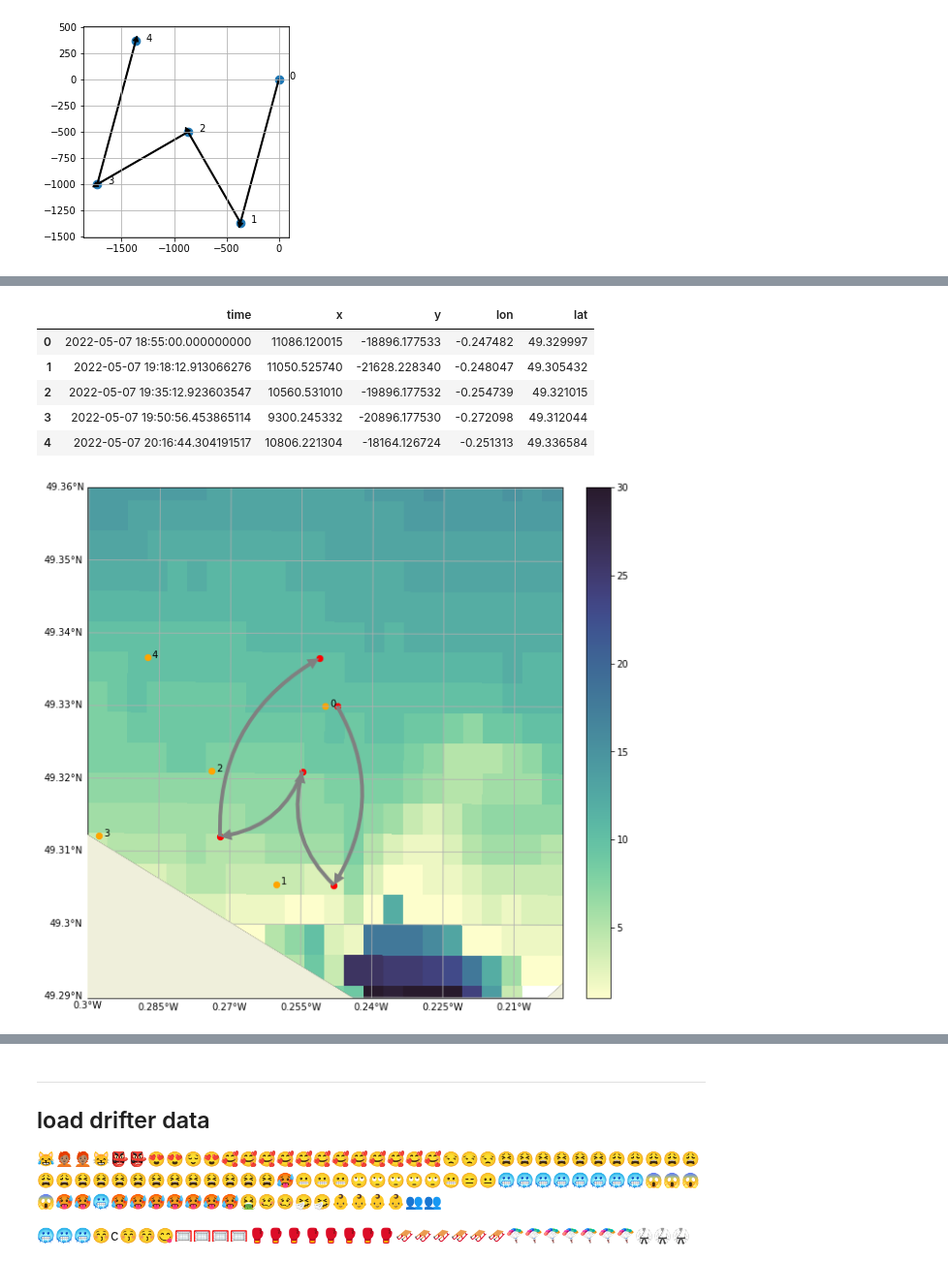
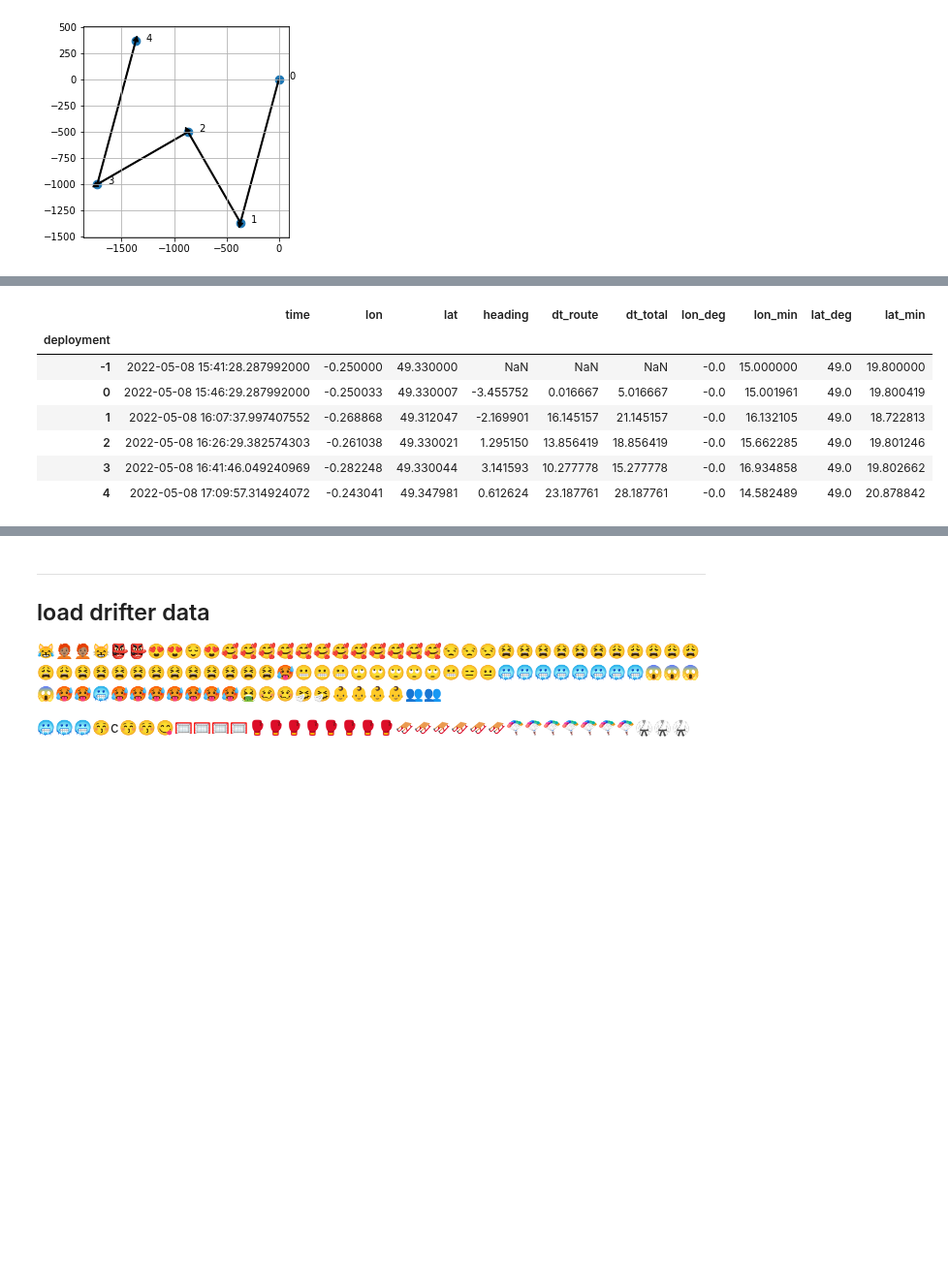
Before and after one commit to apatlpo/taos, a Jupyter notebook: campaign/dev.ipynb, the cells around one changed output, grey strips where cells are left out. Shown at 97% size. Cells and saved outputs as stored; diff of their text form; code cells hidden in the pictures; blank space fills up the shorter version.

Commit message:
route scheduling now functional

```diff
--- a/campaign/dev.ipynb
+++ b/campaign/dev.ipynb
@@ -13,21 +29,9 @@ import numpy as np
 import pandas as pd
 import xarray as xr
 
-from scipy.optimize import minimize, Bounds
-
 import matplotlib.pyplot as plt
 import pyproj
 
-import urllib.request
-
 import taos.utils as ut
-
-rad2deg = 180./np.pi
-knot = 0.514
-one_second = pd.Timedelta("1s")
-
-
-now = lambda: pd.to_datetime(datetime.utcnow())
-
-
-lonc, latc = -0.4, 49.5
+import taos.insitu as ins
+from taos.insitu import rad2deg, knot, lonc, latc
@@ -298,24 +116,33 @@ def plot_route(lon, lat, df):
 # %%
 # anchor point
-L, theta = 2e3, 30/rad2deg
+L, theta = 2e3, 0/rad2deg
 lon_a, lat_a = -0.25, 49.33
 
 Uo = .5 + 1j*0 # m/s
-#dX = 0 - 1j*1e3 # m
 speed = 5*0.5 # m/s
 time_waiting = 5*60 # seconds
 
-lon, lat, x, y, dX = build_square_geo(lon_a, lat_a, L, theta, rotation=-1, center_loc=2)
+lon, lat, X = ins.build_square_geo(lon_a, lat_a, L, theta, rotation=-1, center_loc=2)
 
-df = schedule_route(dX, Uo, speed, time_waiting)
+# deployment at ship location
+df = ins.deployments_route_schedule(lon_a, lat_a, speed, lon, lat, time_waiting, Uo)
+# deployment at predetermined anchor location
+#df = ins.deployments_route_schedule(lon_a-0.02, lat_a, speed, lon, lat, time_waiting, Uo
+#                    lon_a=lon_a, lat_a=lat_a,
+#                   )
+# underway deployment at location 2 and beyond
+#df = ins.deployments_route_schedule(lon_a-0.02, lat_a, speed, lon, lat, time_waiting, Uo
+#                    lon_a=lon_a, lat_a=lat_a, time_a=now()-pd.Timedelta("1min"),
+#                    skip=2,
+#                   )
 
-plot_route(lon, lat, df)
 df
 # %% [output]
-|  | time | x | y | lon | lat |
-| 0 | 2022-05-07 18:55:00.000000000 | 11086.120015 | -18896.177533 | -0.247482 | 49.329997 |
-| 1 | 2022-05-07 19:18:12.913066276 | 11050.525740 | -21628.228340 | -0.248047 | 49.305432 |
-| 2 | 2022-05-07 19:35:12.923603547 | 10560.531010 | -19896.177532 | -0.254739 | 49.321015 |
-| 3 | 2022-05-07 19:50:56.453865114 | 9300.245332 | -20896.177530 | -0.272098 | 49.312044 |
-| 4 | 2022-05-07 20:16:44.304191517 | 10806.221304 | -18164.126724 | -0.251313 | 49.336584 |
+|  | time | lon | lat | heading | dt_route | dt_total | lon_deg | lon_min | lat_deg | lat_min |
+| deployment |  |  |  |  |  |  |  |  |  |  |
+| -1 | 2022-05-08 15:41:28.287992000 | -0.250000 | 49.330000 | NaN | NaN | NaN | -0.0 | 15.000000 | 49.0 | 19.800000 |
+| 0 | 2022-05-08 15:46:29.287992000 | -0.250033 | 49.330007 | -3.455752 | 0.016667 | 5.016667 | -0.0 | 15.001961 | 49.0 | 19.800419 |
+| 1 | 2022-05-08 16:07:37.997407552 | -0.268868 | 49.312047 | -2.169901 | 16.145157 | 21.145157 | -0.0 | 16.132105 | 49.0 | 18.722813 |
+| 2 | 2022-05-08 16:26:29.382574303 | -0.261038 | 49.330021 | 1.295150 | 13.856419 | 18.856419 | -0.0 | 15.662285 | 49.0 | 19.801246 |
+| 3 | 2022-05-08 16:41:46.049240969 | -0.282248 | 49.330044 | 3.141593 | 10.277778 | 15.277778 | -0.0 | 16.934858 | 49.0 | 19.802662 |
+| 4 | 2022-05-08 17:09:57.314924072 | -0.243041 | 49.347981 | 0.612624 | 23.187761 | 28.187761 | -0.0 | 14.582489 | 49.0 | 20.878842 |
-[figure, removed]
```
Also changed, not shown: parts of 26 cells of this notebook, 2 other files.
